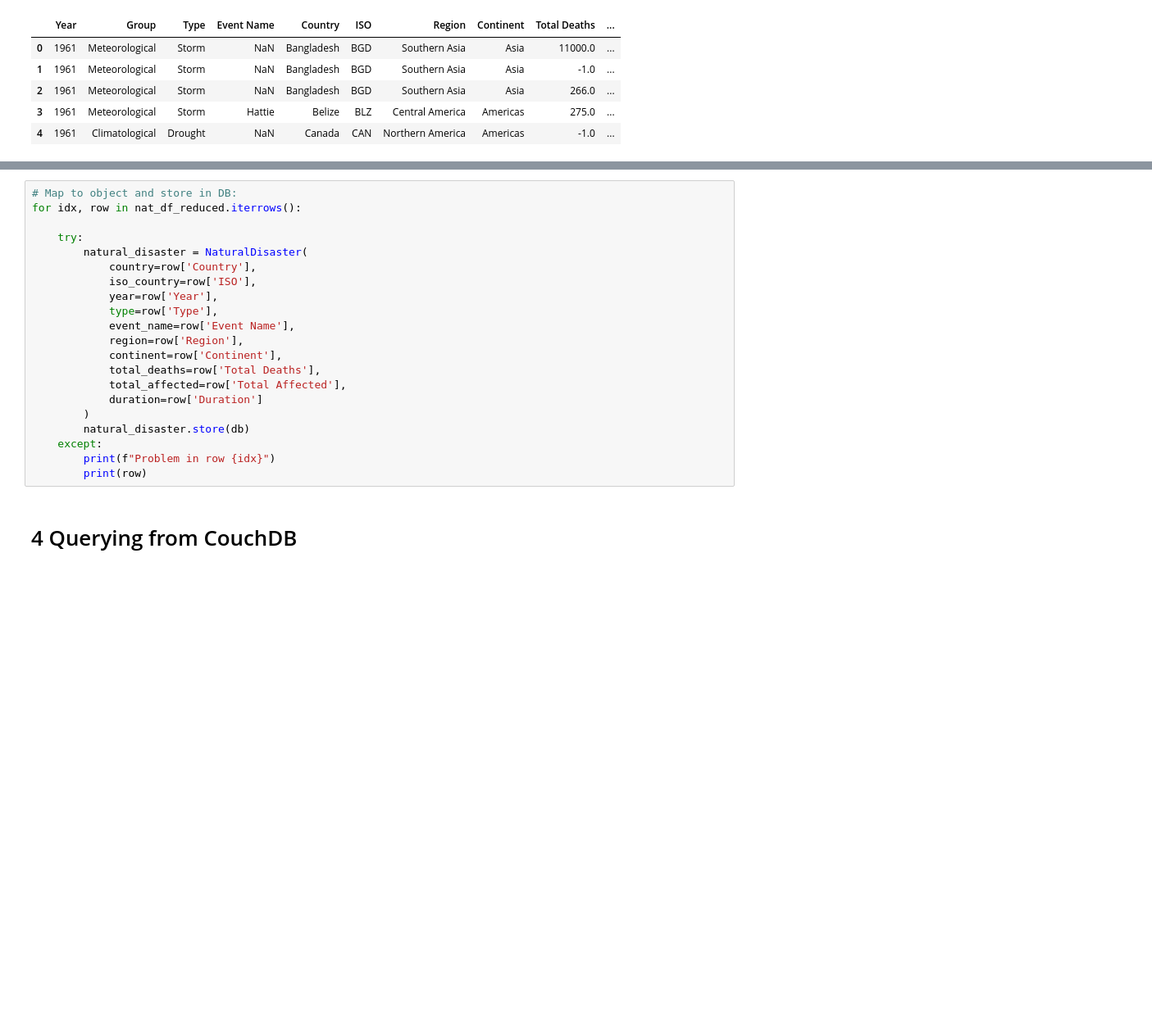
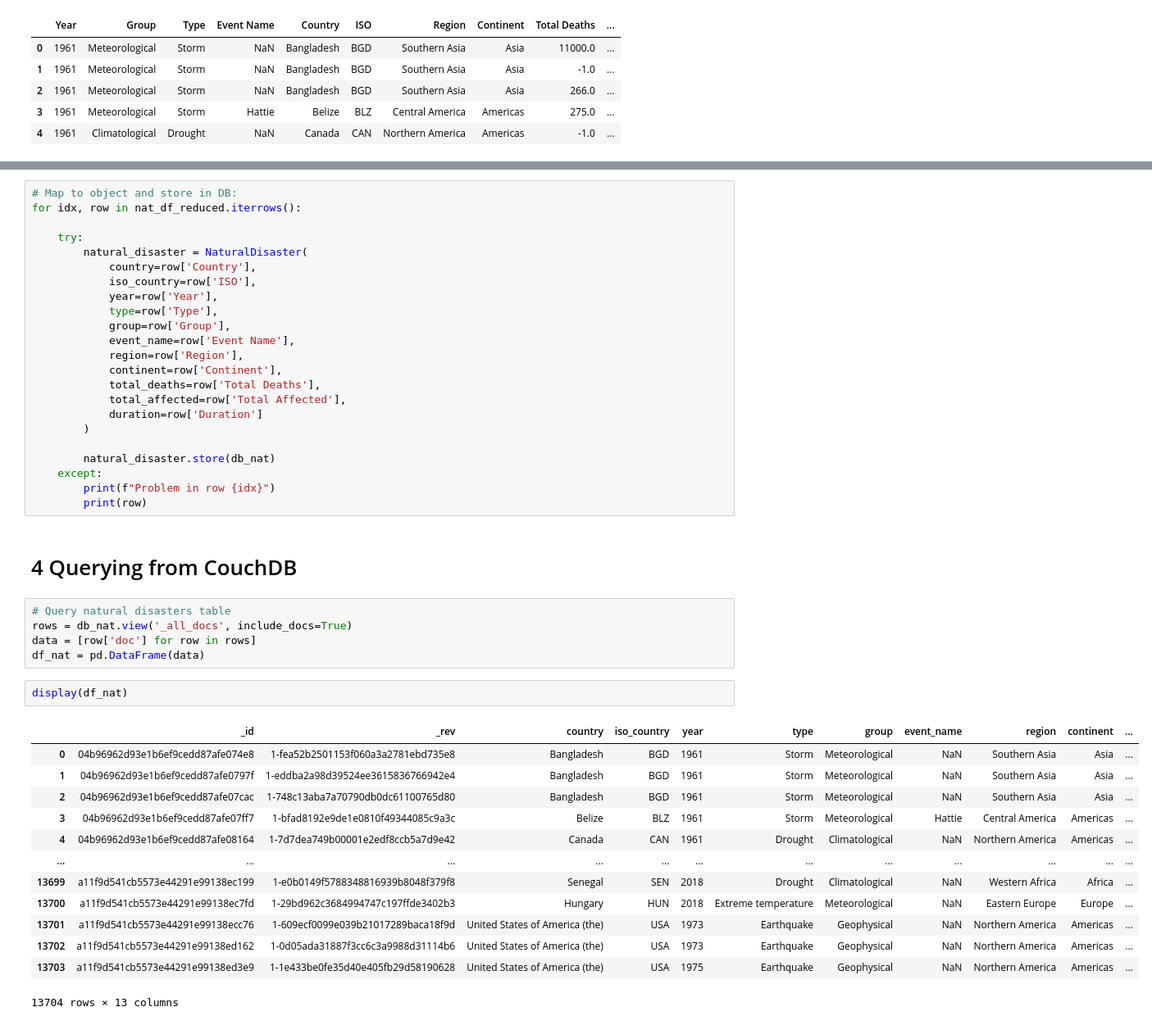
Before and after one commit to FreshJonas/Nat_Disasters_vs_GDP, a Jupyter notebook: 01_obtaining_data.ipynb, the cells around one changed output, grey strips where cells are left out. Shown at 82% size. Saved outputs shown, nothing was run; the diff lists cells and outputs as text; blank space fills up the shorter version.

```diff
--- a/01_obtaining_data.ipynb
+++ b/01_obtaining_data.ipynb
@@ -643,6 +627,7 @@ for idx, row in nat_df_reduced.iterrows():
             iso_country=row['ISO'],
             year=row['Year'],
             type=row['Type'],
+            group=row['Group'],
             event_name=row['Event Name'],
             region=row['Region'],
             continent=row['Continent'],
@@ -650,9 +635,31 @@ for idx, row in nat_df_reduced.iterrows():
             total_affected=row['Total Affected'],
             duration=row['Duration']
         )
-        natural_disaster.store(db)
+
+        natural_disaster.store(db_nat)
     except:
         print(f"Problem in row {idx}")
         print(row)
 # %% [markdown]
 # 4 Querying from CouchDB
+# %%
+# Query natural disasters table
+rows = db_nat.view('_all_docs', include_docs=True)
+data = [row['doc'] for row in rows]
+df_nat = pd.DataFrame(data)
+# %%
+display(df_nat)
+# %% [output]
+|  | _id | _rev | country | iso_country | year | type | group | event_name | region | continent | ... |
+| 0 | 04b96962d93e1b6ef9cedd87afe074e8 | 1-fea52b2501153f060a3a2781ebd735e8 | Bangladesh | BGD | 1961 | Storm | Meteorological | NaN | Southern Asia | Asia | ... |
+| 1 | 04b96962d93e1b6ef9cedd87afe0797f | 1-eddba2a98d39524ee3615836766942e4 | Bangladesh | BGD | 1961 | Storm | Meteorological | NaN | Southern Asia | Asia | ... |
+| 2 | 04b96962d93e1b6ef9cedd87afe07cac | 1-748c13aba7a70790db0dc61100765d80 | Bangladesh | BGD | 1961 | Storm | Meteorological | NaN | Southern Asia | Asia | ... |
+| 3 | 04b96962d93e1b6ef9cedd87afe07ff7 | 1-bfad8192e9de1e0810f49344085c9a3c | Belize | BLZ | 1961 | Storm | Meteorological | Hattie | Central America | Americas | ... |
+| 4 | 04b96962d93e1b6ef9cedd87afe08164 | 1-7d7dea749b00001e2edf8ccb5a7d9e42 | Canada | CAN | 1961 | Drought | Climatological | NaN | Northern America | Americas | ... |
+| ... | ... | ... | ... | ... | ... | ... | ... | ... | ... | ... | ... |
+| 13699 | a11f9d541cb5573e44291e99138ec199 | 1-e0b0149f5788348816939b8048f379f8 | Senegal | SEN | 2018 | Drought | Climatological | NaN | Western Africa | Africa | ... |
+| 13700 | a11f9d541cb5573e44291e99138ec7fd | 1-29bd962c3684994747c197ffde3402b3 | Hungary | HUN | 2018 | Extreme temperature | Meteorological | NaN | Eastern Europe | Europe | ... |
+| 13701 | a11f9d541cb5573e44291e99138ecc76 | 1-609ecf0099e039b21017289baca18f9d | United States of America (the) | USA | 1973 | Earthquake | Geophysical | NaN | Northern America | Americas | ... |
+| 13702 | a11f9d541cb5573e44291e99138ed162 | 1-0d05ada31887f3cc6c3a9988d31114b6 | United States of America (the) | USA | 1973 | Earthquake | Geophysical | NaN | Northern America | Americas | ... |
+| 13703 | a11f9d541cb5573e44291e99138ed3e9 | 1-1e433be0fe35d40e405fb29d58190628 | United States of America (the) | USA | 1975 | Earthquake | Geophysical | NaN | Northern America | Americas | ... |
+13704 rows × 13 columns
```
Also changed, not shown: parts of 8 cells of this notebook.
